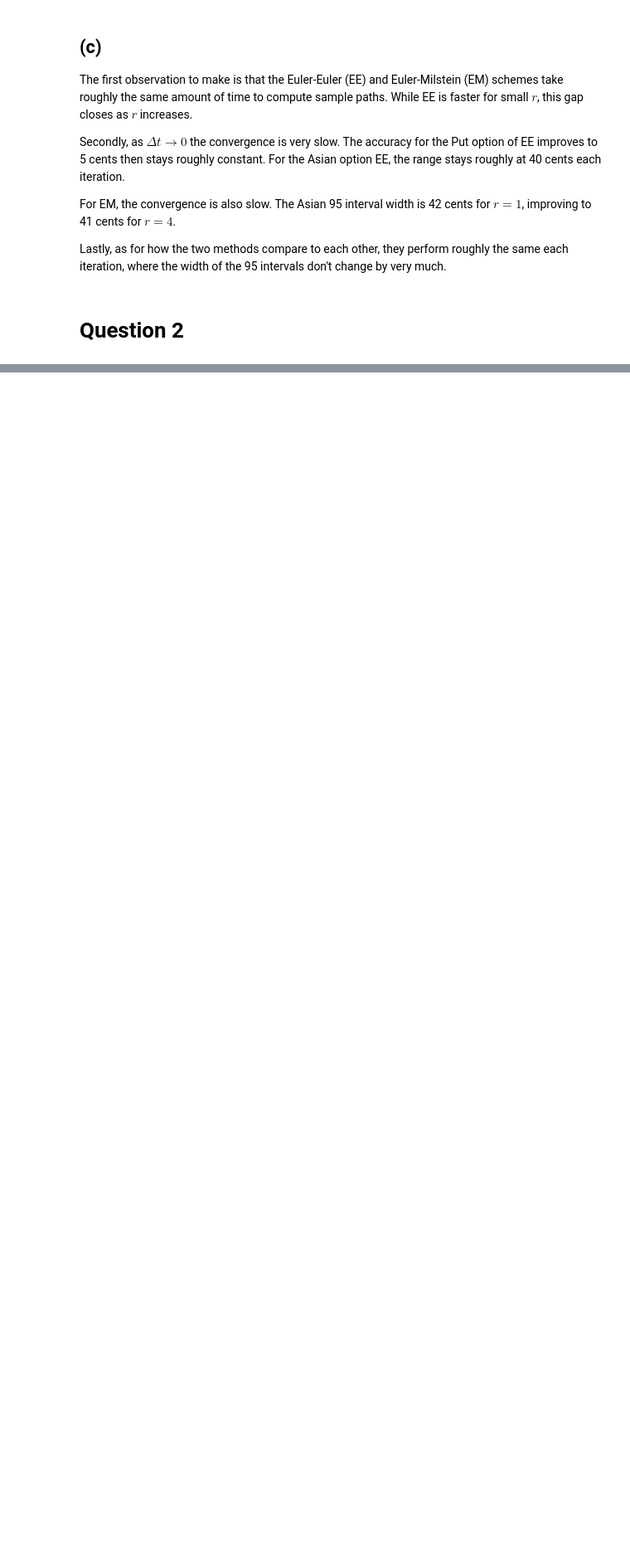
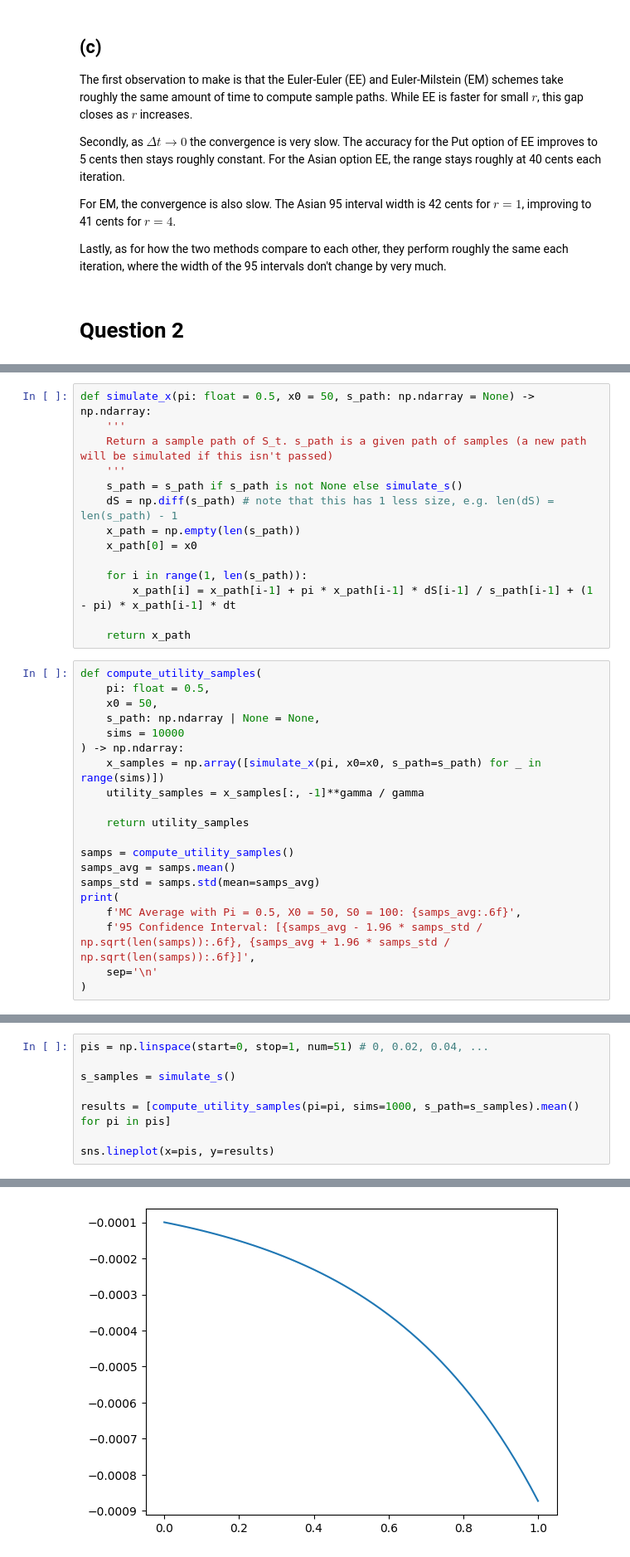
Before and after one commit to DanLeEpicMan/PSTAT-223C, a Jupyter notebook: hw1/hw1.ipynb, the cells around one changed output, grey strips where cells are left out. Shown at 83% size. Saved outputs shown, nothing was run; the diff lists cells and outputs as text; blank space fills up the shorter version.

```diff
--- a/hw1/hw1.ipynb
+++ b/hw1/hw1.ipynb
@@ -256,0 +312,34 @@ Lastly, as for how the two methods compare to each other, they perform roughly t
+# %%
+def simulate_x(pi: float = 0.5, x0 = 50, s_path: np.ndarray = None) -> np.ndarray:
+    '''
+    Return a sample path of S_t. s_path is a given path of samples (a new path will be simulated if this isn't passed)
+    '''
+    s_path = s_path if s_path is not None else simulate_s()
+    dS = np.diff(s_path) # note that this has 1 less size, e.g. len(dS) = len(s_path) - 1
+    x_path = np.empty(len(s_path))
+    x_path[0] = x0
+
+    for i in range(1, len(s_path)):
+        x_path[i] = x_path[i-1] + pi * x_path[i-1] * dS[i-1] / s_path[i-1] + (1 - pi) * x_path[i-1] * dt
+
+    return x_path
+# %%
+def compute_utility_samples(
+    pi: float = 0.5,
+    x0 = 50,
+    s_path: np.ndarray | None = None,
+    sims = 10000
+) -> np.ndarray:
+    x_samples = np.array([simulate_x(pi, x0=x0, s_path=s_path) for _ in range(sims)])
+    utility_samples = x_samples[:, -1]**gamma / gamma
+
+    return utility_samples
+
+samps = compute_utility_samples()
+samps_avg = samps.mean()
+samps_std = samps.std(mean=samps_avg)
+print(
+    f'MC Average with Pi = 0.5, X0 = 50, S0 = 100: {samps_avg:.6f}',
+    f'95 Confidence Interval: [{samps_avg - 1.96 * samps_std / np.sqrt(len(samps)):.6f}, {samps_avg + 1.96 * samps_std / np.sqrt(len(samps)):.6f}]',
+    sep='\n'
+)
@@ -256,0 +351,9 @@ Lastly, as for how the two methods compare to each other, they perform roughly t
+# %%
+pis = np.linspace(start=0, stop=1, num=51) # 0, 0.02, 0.04, ...
+
+s_samples = simulate_s()
+
+results = [compute_utility_samples(pi=pi, sims=1000, s_path=s_samples).mean() for pi in pis]
+
+sns.lineplot(x=pis, y=results)
+# %% [output]
@@ -256,0 +361 @@ Lastly, as for how the two methods compare to each other, they perform roughly t
+[figure, added]
```
Also changed, not shown: parts of 8 cells of this notebook.
